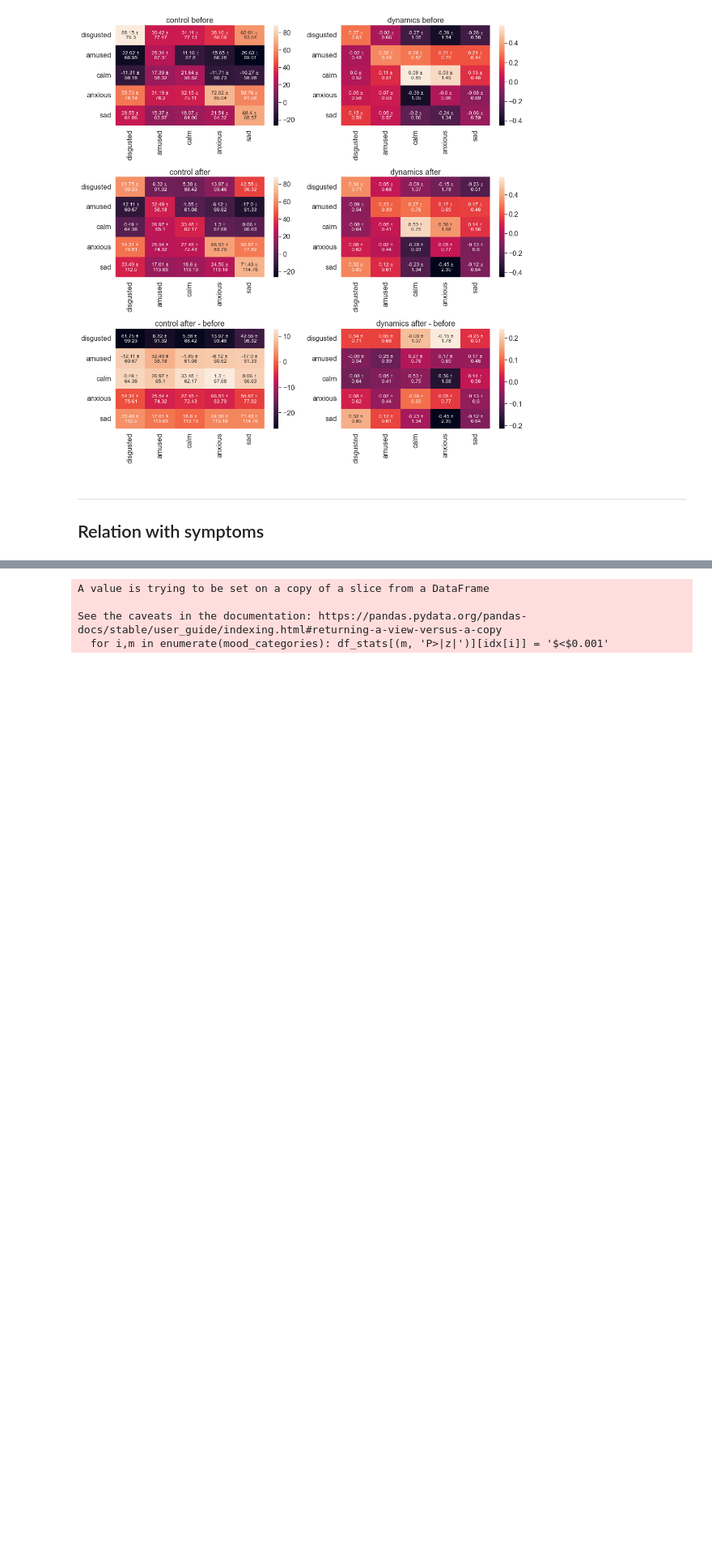
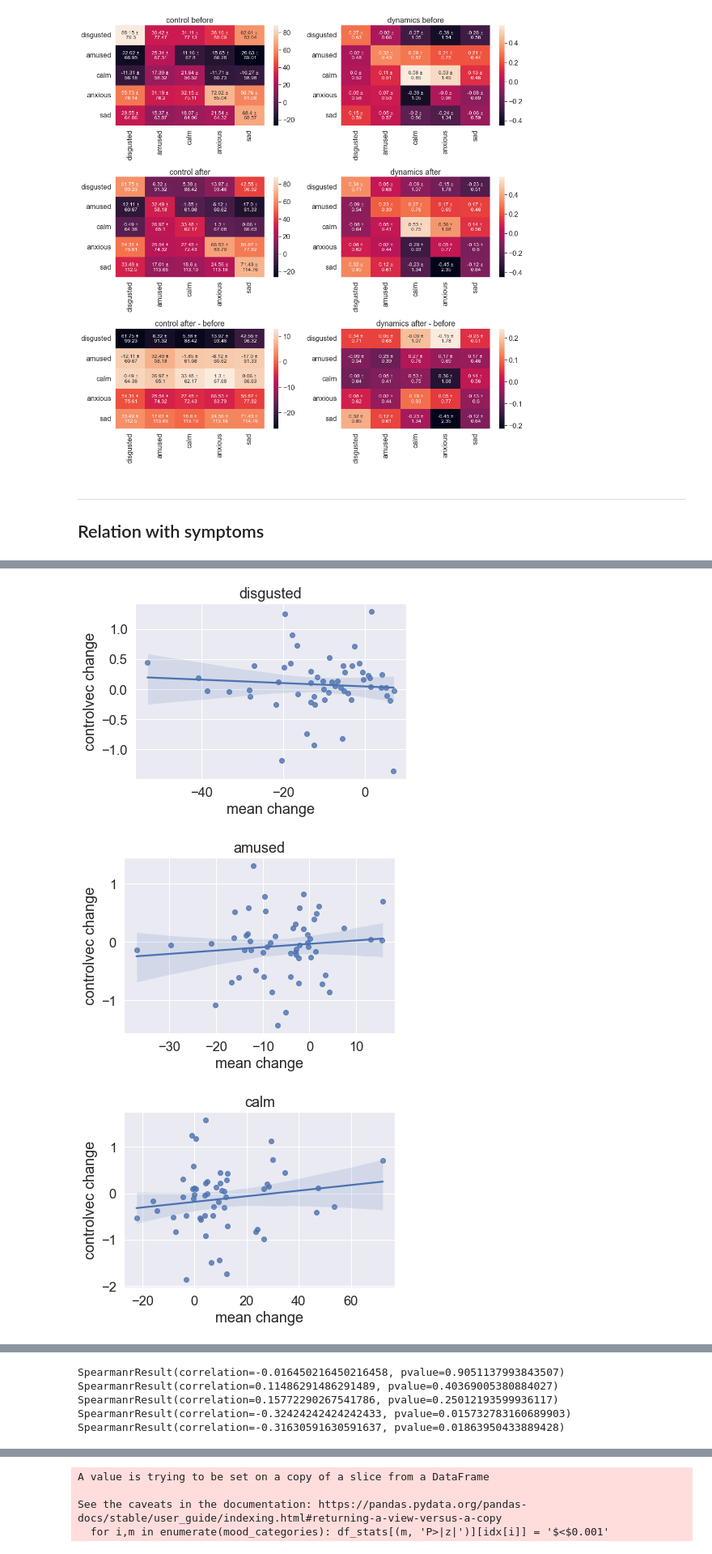
Before and after one commit to huyslab/emotioncon_public, a Jupyter notebook: analyses/modelling_analysis.ipynb, the cells around one changed output, grey strips where cells are left out. Shown at 81% size. Drawn from its saved outputs; the diff is of its cells as text; code cells hidden in the pictures; blank space fills up the shorter version.

```diff
--- a/analyses/modelling_analysis.ipynb
+++ b/analyses/modelling_analysis.ipynb
@@ -518,8 +518,12 @@ df_mood = df.copy()
 timing = {
           'controlval_t1': controls['val'][0,:,0], \
           'controlval_t2': controls['val'][0,:,1], \
+          'controlval_change': controls['val'][0,:,1] - controls['val'][0,:,0], \
           'dynamicsval_t1': dynamics['val'][0,:,0], \
           'dynamicsval_t2': dynamics['val'][0,:,1], \
+          'dynamicsval_change': dynamics['val'][0,:,1] - dynamics['val'][0,:,0], \
+          'mean_change': np.nanmean(mood_ratings[int(np.shape(mood_ratings)[0]/2)+1:,:,:],axis=0).T - \
+                  np.nanmean(mood_ratings[1:int(np.shape(mood_ratings)[0]/2),:,:],axis=0).T, \
          }
 for j in timing.items():
     if len(np.shape(j[1])) > 1: mood_columns = [i + '_' + j[0] for i in mood_categories]
@@ -595,0 +679,10 @@ for q in questionnaires:
+# %%
+for i in range(5):
+    b = sns.regplot(x=timing['mean_change'][df['randomized_condition']==1,i], \
+                          y=timing['controlvec_change'][df['randomized_condition']==1,i])
+    b.set(xlabel='mean change', ylabel='controlvec change', title=mood_categories[i])
+    plt.show()
+# %% [output]
+[figure, added]
+[figure, added]
+[figure, added]
@@ -595,0 +691,10 @@ for q in questionnaires:
+# %%
+for i in range(5):
+    print(scipy.stats.spearmanr(timing['controlvec_change'][df['randomized_condition']==1,i], \
+                      timing['mean_change'][df['randomized_condition']==1,i]))
+# %% [output]
+SpearmanrResult(correlation=-0.016450216450216458, pvalue=0.9051137993843507)
+SpearmanrResult(correlation=0.11486291486291489, pvalue=0.40369005380884027)
+SpearmanrResult(correlation=0.15772290267541786, pvalue=0.25012193599936117)
+SpearmanrResult(correlation=-0.32424242424242433, pvalue=0.015732783160689903)
+SpearmanrResult(correlation=-0.31630591630591637, pvalue=0.01863950433889428)
```
Also changed, not shown: parts of 11 cells of this notebook, 20 other files.
